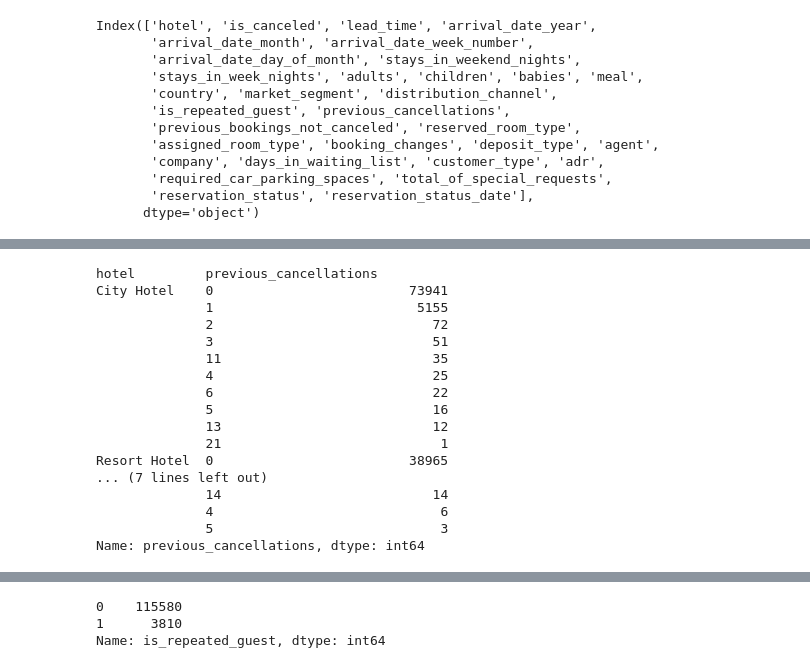
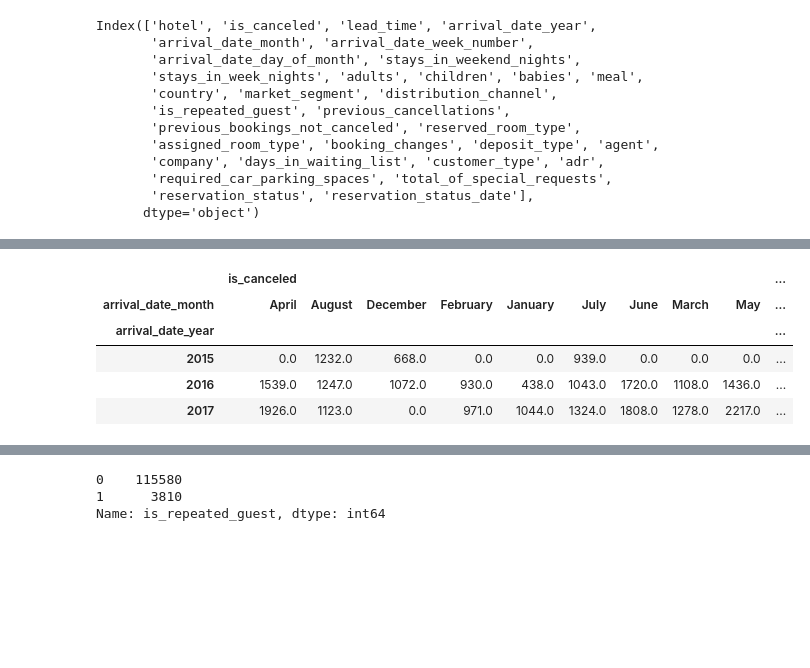
Before and after one commit to guptaprateek98/capstone_hotel, a Jupyter notebook: Copy_Hotel_Booking_Analysis_Capstone_Project.ipynb, the cells around one changed output, grey strips where cells are left out. Saved outputs shown, nothing was run; the diff lists cells and outputs as text; code cells hidden in the pictures; blank space fills up the shorter version.

```diff
--- a/Copy_Hotel_Booking_Analysis_Capstone_Project.ipynb
+++ b/Copy_Hotel_Booking_Analysis_Capstone_Project.ipynb
@@ -47,3 +66,2 @@ total_resort = h_df.loc[h_df['hotel'] == 'Resort Hotel',['is_canceled','arrival_
 # %%
-city_count = total_city['is_canceled'].count()
-city_count_not_cancel = total_city.loc[total_city['is_canceled']==0,'is_canceled'].count()
+city_count_cancel= total_city.loc[total_city['is_canceled']==1,['is_canceled','arrival_date_year','arrival_date_month']]
@@ -70,2 +68,2 @@ memory usage: 2.4+ MB
 # %%
-totalcity = total_city.groupby(['is_canceled','arrival_date_year','arrival_date_month']).agg({'arrival_date_month': 'count'}).unstack()
+ccc = city_count_cancel.groupby(['arrival_date_year','arrival_date_month']).agg({'is_canceled':'count'}).unstack()
@@ -106,20 +69,0 @@ book_cancel_df = h_df.groupby(['hotel'])['previous_cancellations'].value_counts(
-# %%
-book_cancel_df
-# %% [output]
-hotel         previous_cancellations
-City Hotel    0                         73941
-              1                          5155
-              2                            72
-              3                            51
-              11                           35
-              4                            25
-              6                            22
-              5                            16
-              13                           12
-              21                            1
-Resort Hotel  0                         38965
-... (7 lines left out)
-              14                           14
-              4                             6
-              5                             3
-Name: previous_cancellations, dtype: int64
@@ -127,0 +72,9 @@ Name: previous_cancellations, dtype: int64
+# %%
+ccc
+# %% [output]
+|  | is_canceled |  |  |  |  |  |  |  |  | ... |
+| arrival_date_month | April | August | December | February | January | July | June | March | May | ... |
+| arrival_date_year |  |  |  |  |  |  |  |  |  | ... |
+| 2015 | 0.0 | 1232.0 | 668.0 | 0.0 | 0.0 | 939.0 | 0.0 | 0.0 | 0.0 | ... |
+| 2016 | 1539.0 | 1247.0 | 1072.0 | 930.0 | 438.0 | 1043.0 | 1720.0 | 1108.0 | 1436.0 | ... |
+| 2017 | 1926.0 | 1123.0 | 0.0 | 971.0 | 1044.0 | 1324.0 | 1808.0 | 1278.0 | 2217.0 | ... |
```
Also changed, not shown: parts of 23 cells of this notebook.
